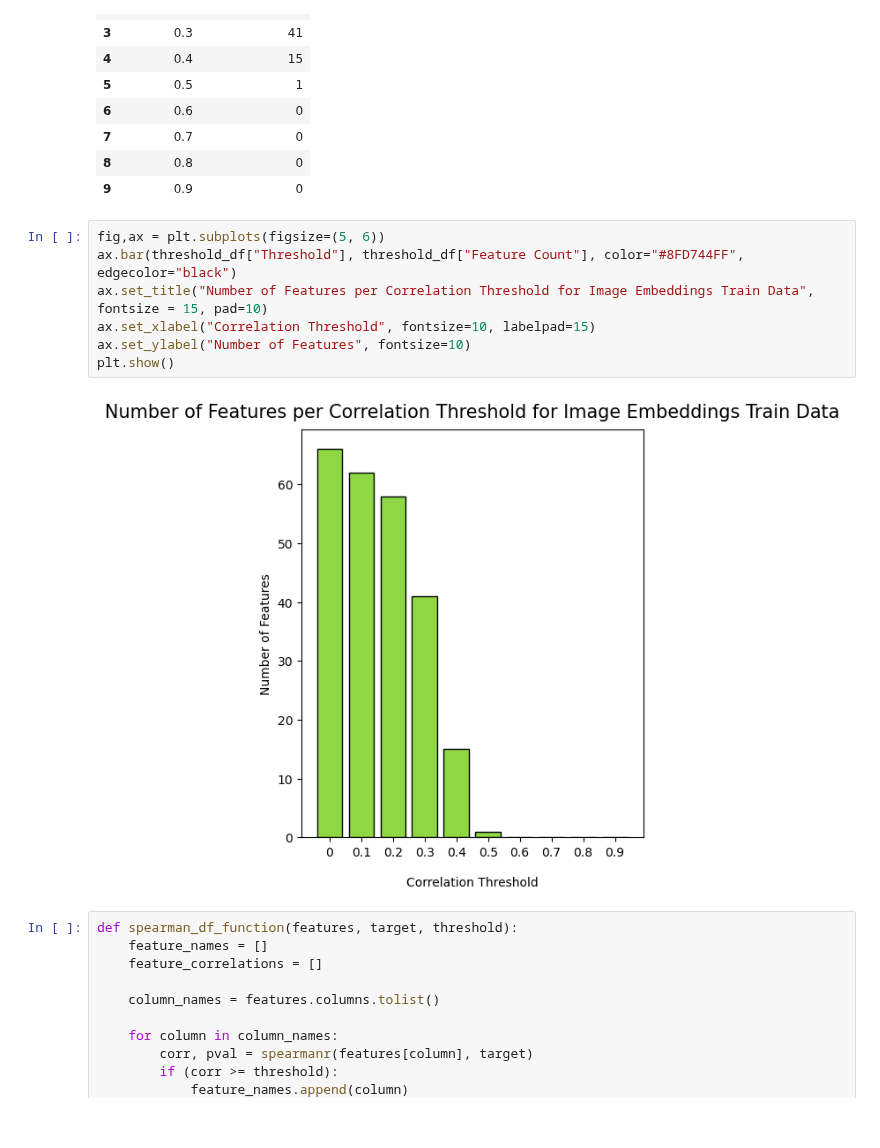
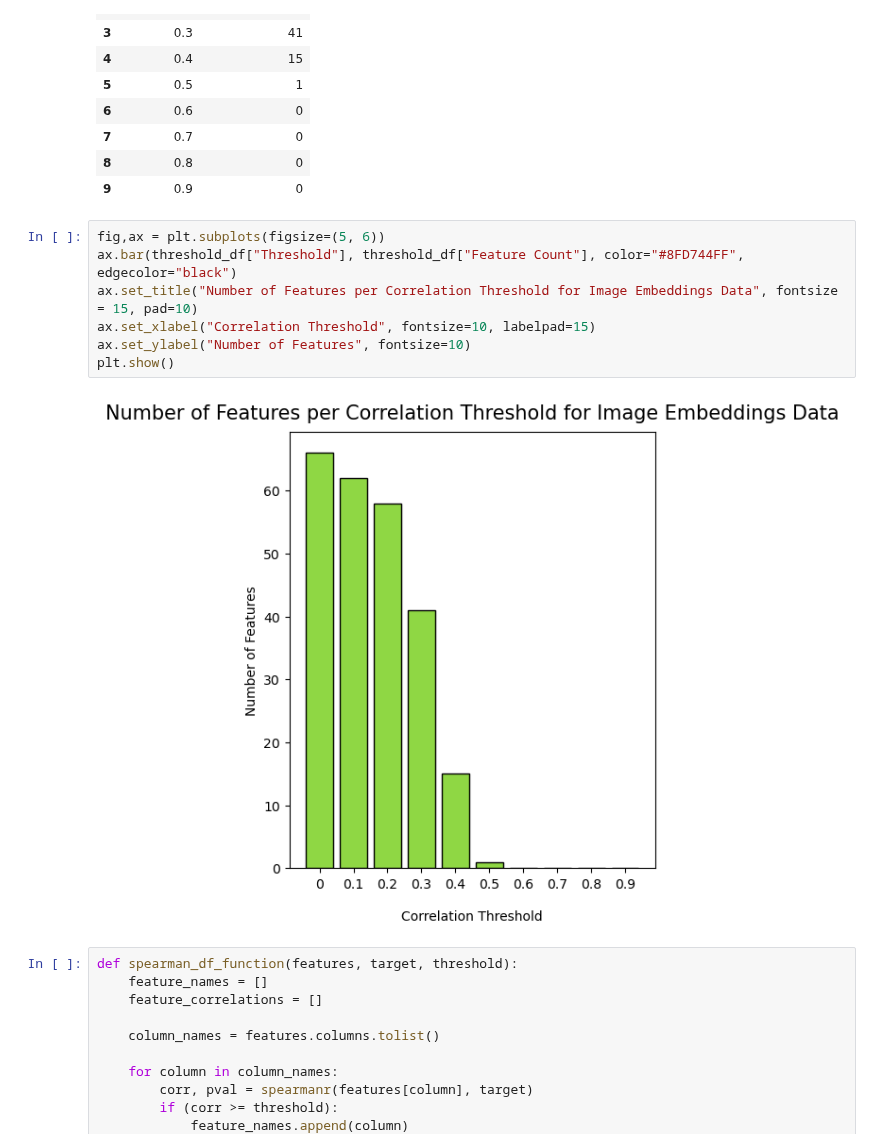
Before and after one commit to KristoferLintonReid/ultrasound-contrastivemodels, a Jupyter notebook: notebooks/inference_overlay_tsne.ipynb, the cells around one changed output. Cells and saved outputs as stored; diff of their text form.

```diff
--- a/notebooks/inference_overlay_tsne.ipynb
+++ b/notebooks/inference_overlay_tsne.ipynb
@@ -680,12 +680,12 @@ threshold_df
 # %%
 fig,ax = plt.subplots(figsize=(5, 6))
 ax.bar(threshold_df["Threshold"], threshold_df["Feature Count"], color="#8FD744FF", edgecolor="black")
-ax.set_title("Number of Features per Correlation Threshold for Image Embeddings Train Data", fontsize = 15, pad=10)
+ax.set_title("Number of Features per Correlation Threshold for Image Embeddings Data", fontsize = 15, pad=10)
 ax.set_xlabel("Correlation Threshold", fontsize=10, labelpad=15)
 ax.set_ylabel("Number of Features", fontsize=10)
 plt.show()
 # %% [output]
-[figure, old version]
+[figure, new version]
 # %%
 def spearman_df_function(features, target, threshold):
     feature_names = []
```
Also changed, not shown: parts of 7 cells of this notebook, 1 other file.
